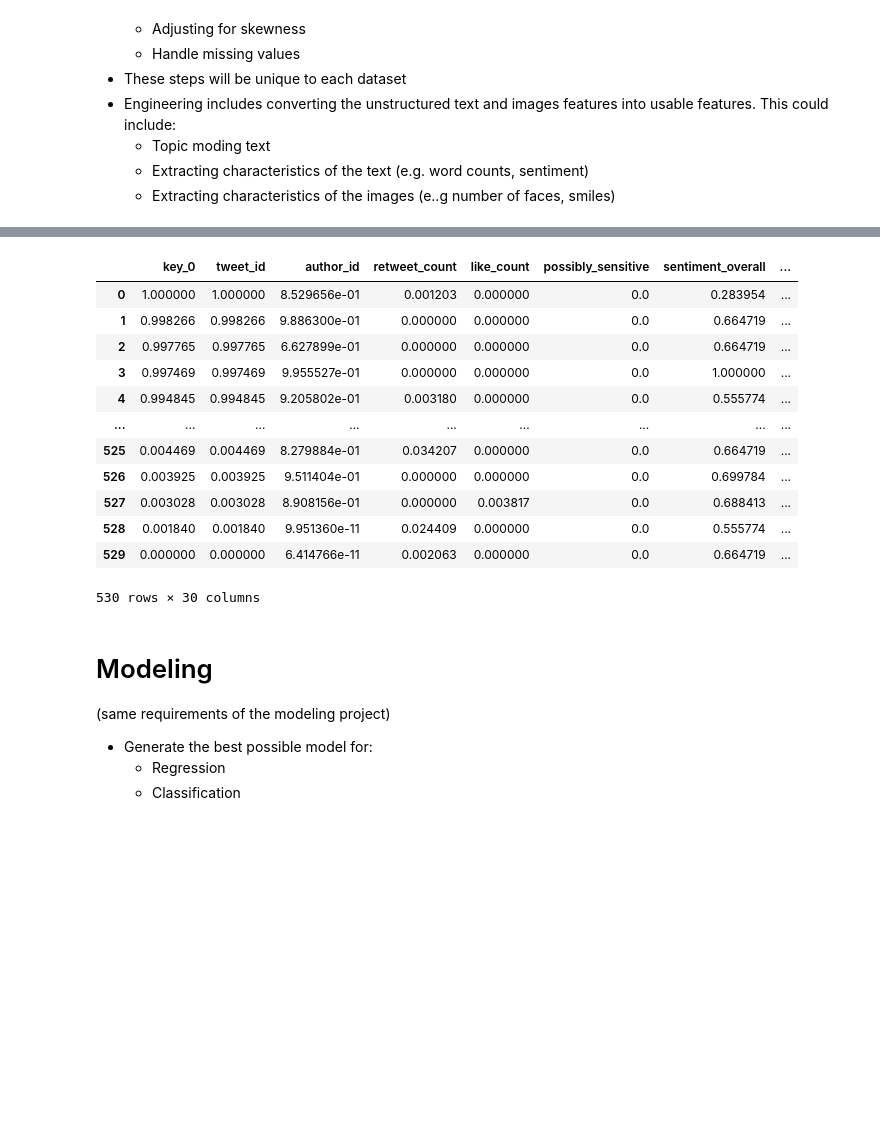
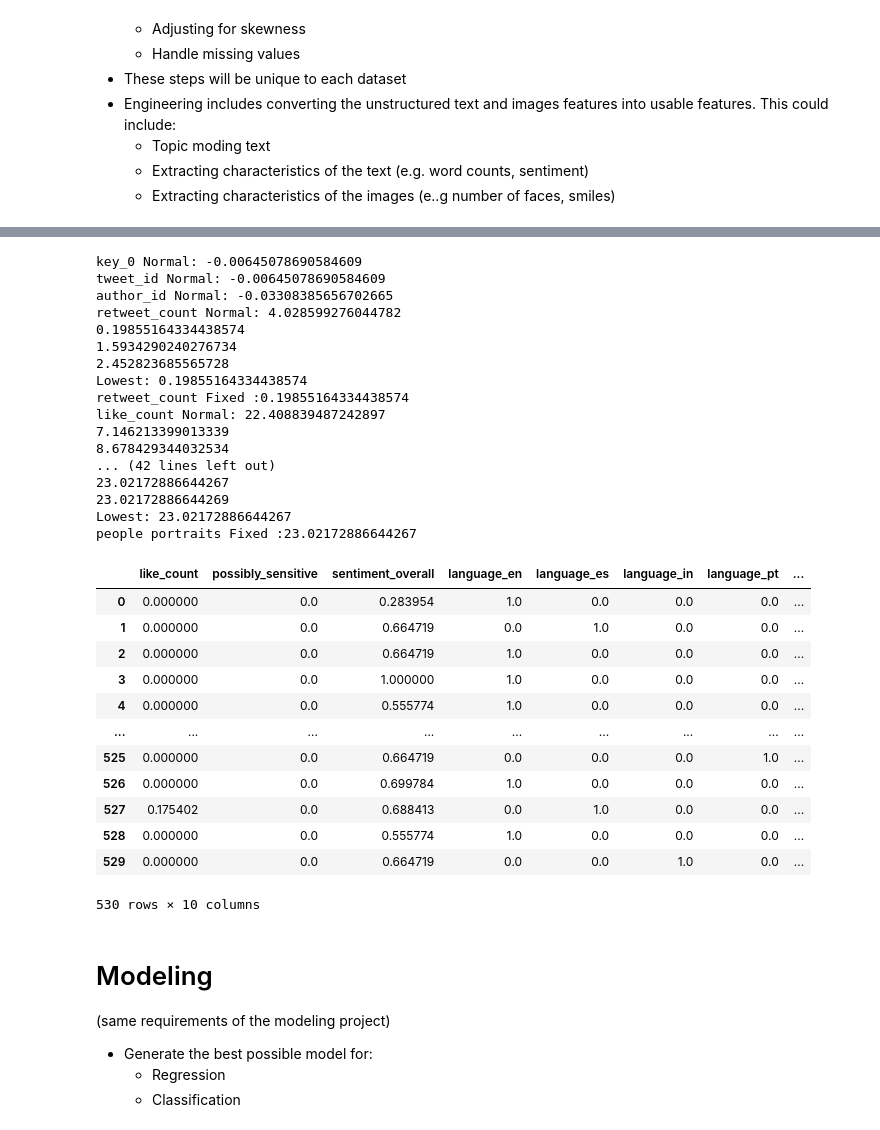
Before and after one commit to idayley/IS455, a Jupyter notebook: 1 Checkpoints/16 Final Project/Final.ipynb, the cells around one changed output, grey strips where cells are left out. Cells and saved outputs as stored; diff of their text form; code cells hidden in the pictures; blank space fills up the shorter version.

```diff
--- a/1 Checkpoints/16 Final Project/Final.ipynb
+++ b/1 Checkpoints/16 Final Project/Final.ipynb
@@ -301,32 +377,24 @@ def drop_random_columns(df):
 # %%
 import pandas as pd
-df = pd.read_csv('./tweets.csv')
 
 # Data cleaning and Prep
-# Exclude columns it doesn't make sense to bin
-df = bin_groups(df, percent=.05, cols_to_exclude=['text', 'created_at', 'image_url'])
-# df = drop_columns_missing_data(df, cutoff=.50)
-# df = dummy_code_categorical_variables(df)
-# df = standardize_values(df)
-
+df = bin_groups(df, percent=.05, cols_to_exclude=['text', 'created_at', 'image_url']) # Exclude columns it doesn't make sense to bin
 
 # Engineering
 df = calc_sentiment(df)
-df = image_classification(df=df, api_key='acc_d2be34779581c77', api_secret='2648aa8fc9eb5305688d66089b6856f6')
+df = image_classification(df=df, api_key='acc_81f8f349aa51d69', api_secret='dd79216824834fc2b208323818d1ca35')
 
 # drop columns I'm finished analyzing
 df = df.drop(columns=['text', 'created_at', 'image_url'])
 
-# create dummy variables for categorical variables
-# I'm pretty sure I have functions already handling this...
-# df = dummy_code_categorical_variables(df)
-
 # INSERT SKEW FUNCTION HERE
+df = correct_skew(df)
 
 # impute KNN, also standardize values
 df = impute_KNN(df)
 
 # INSERT VIF FUNCTION HERE
+df = vif(df)
 
 df
 # %% [output]
@@ -335,17 +403,34 @@ df
 [nltk_data]   Package vader_lexicon is already up-to-date!
+key_0 Normal: -0.00645078690584609
+tweet_id Normal: -0.00645078690584609
+author_id Normal: -0.03308385656702665
+retweet_count Normal: 4.028599276044782
+0.19855164334438574
+1.5934290240276734
+2.452823685565728
+Lowest: 0.19855164334438574
+retweet_count Fixed :0.19855164334438574
+like_count Normal: 22.408839487242897
+7.146213399013339
+8.678429344032534
+... (42 lines left out)
+23.02172886644267
+23.02172886644269
+Lowest: 23.02172886644267
+people portraits Fixed :23.02172886644267
-|  | key_0 | tweet_id | author_id | retweet_count | like_count | possibly_sensitive | sentiment_overall | ... |
-| 0 | 1.000000 | 1.000000 | 8.529656e-01 | 0.001203 | 0.000000 | 0.0 | 0.283954 | ... |
-| 1 | 0.998266 | 0.998266 | 9.886300e-01 | 0.000000 | 0.000000 | 0.0 | 0.664719 | ... |
-| 2 | 0.997765 | 0.997765 | 6.627899e-01 | 0.000000 | 0.000000 | 0.0 | 0.664719 | ... |
-| 3 | 0.997469 | 0.997469 | 9.955527e-01 | 0.000000 | 0.000000 | 0.0 | 1.000000 | ... |
-| 4 | 0.994845 | 0.994845 | 9.205802e-01 | 0.003180 | 0.000000 | 0.0 | 0.555774 | ... |
+|  | like_count | possibly_sensitive | sentiment_overall | language_en | language_es | language_in | language_pt | ... |
+| 0 | 0.000000 | 0.0 | 0.283954 | 1.0 | 0.0 | 0.0 | 0.0 | ... |
+| 1 | 0.000000 | 0.0 | 0.664719 | 0.0 | 1.0 | 0.0 | 0.0 | ... |
+| 2 | 0.000000 | 0.0 | 0.664719 | 1.0 | 0.0 | 0.0 | 0.0 | ... |
+| 3 | 0.000000 | 0.0 | 1.000000 | 1.0 | 0.0 | 0.0 | 0.0 | ... |
+| 4 | 0.000000 | 0.0 | 0.555774 | 1.0 | 0.0 | 0.0 | 0.0 | ... |
 | ... | ... | ... | ... | ... | ... | ... | ... | ... |
-| 525 | 0.004469 | 0.004469 | 8.279884e-01 | 0.034207 | 0.000000 | 0.0 | 0.664719 | ... |
-| 526 | 0.003925 | 0.003925 | 9.511404e-01 | 0.000000 | 0.000000 | 0.0 | 0.699784 | ... |
-| 527 | 0.003028 | 0.003028 | 8.908156e-01 | 0.000000 | 0.003817 | 0.0 | 0.688413 | ... |
-| 528 | 0.001840 | 0.001840 | 9.951360e-11 | 0.024409 | 0.000000 | 0.0 | 0.555774 | ... |
-| 529 | 0.000000 | 0.000000 | 6.414766e-11 | 0.002063 | 0.000000 | 0.0 | 0.664719 | ... |
+| 525 | 0.000000 | 0.0 | 0.664719 | 0.0 | 0.0 | 0.0 | 1.0 | ... |
+| 526 | 0.000000 | 0.0 | 0.699784 | 1.0 | 0.0 | 0.0 | 0.0 | ... |
+| 527 | 0.175402 | 0.0 | 0.688413 | 0.0 | 1.0 | 0.0 | 0.0 | ... |
+| 528 | 0.000000 | 0.0 | 0.555774 | 1.0 | 0.0 | 0.0 | 0.0 | ... |
+| 529 | 0.000000 | 0.0 | 0.664719 | 0.0 | 0.0 | 1.0 | 0.0 | ... |
-530 rows × 30 columns
+530 rows × 10 columns
 # %% [markdown]
 # Modeling
 (same requirements of the modeling project)
```
Also changed, not shown: parts of 4 cells of this notebook, 3 other files.
